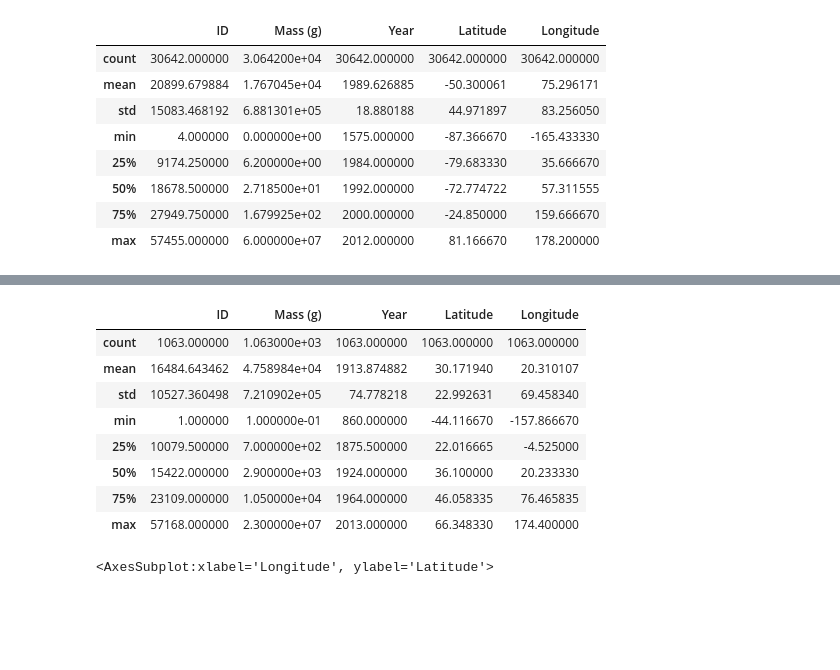
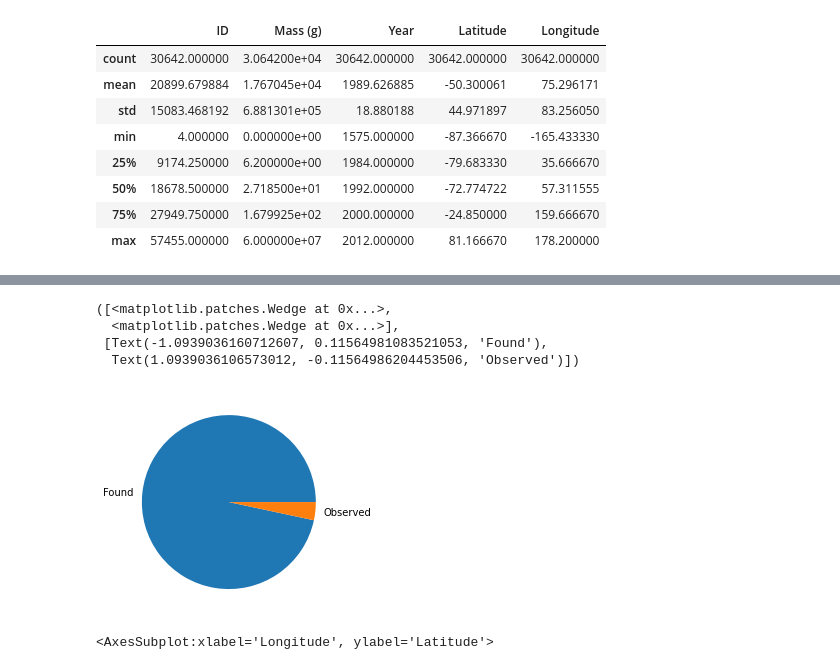
Before and after one commit to data301-2020-winter2/course-project-group_1008, a Jupyter notebook: analysis/Zach/milestone2.ipynb, the cells around one changed output, grey strips where cells are left out. Cells and saved outputs as stored; diff of their text form; code cells hidden in the pictures; blank space fills up the shorter version.

```diff
--- a/analysis/Zach/milestone2.ipynb
+++ b/analysis/Zach/milestone2.ipynb
@@ -102,15 +113,11 @@ dfFound.describe()
 # %%
-dfSeen.describe() #This shows just over 1000 out of 31,000 meteors were observed falling, next we will plot their locations on a scatter plot
+mp.pyplot.pie(x= [30642, 1063], labels=['Found', 'Observed'])#This shows just over 1000 out of 31,000 meteors were observed falling, next we will plot their locations on a Scatterplot
 # %% [output]
-|  | ID | Mass (g) | Year | Latitude | Longitude |
-| count | 1063.000000 | 1.063000e+03 | 1063.000000 | 1063.000000 | 1063.000000 |
-| mean | 16484.643462 | 4.758984e+04 | 1913.874882 | 30.171940 | 20.310107 |
-| std | 10527.360498 | 7.210902e+05 | 74.778218 | 22.992631 | 69.458340 |
-| min | 1.000000 | 1.000000e-01 | 860.000000 | -44.116670 | -157.866670 |
-| 25% | 10079.500000 | 7.000000e+02 | 1875.500000 | 22.016665 | -4.525000 |
-| 50% | 15422.000000 | 2.900000e+03 | 1924.000000 | 36.100000 | 20.233330 |
-| 75% | 23109.000000 | 1.050000e+04 | 1964.000000 | 46.058335 | 76.465835 |
-| max | 57168.000000 | 2.300000e+07 | 2013.000000 | 66.348330 | 174.400000 |
+([<matplotlib.patches.Wedge at 0x...>,
+  <matplotlib.patches.Wedge at 0x...>],
+ [Text(-1.0939036160712607, 0.11564981083521053, 'Found'),
+  Text(1.0939036106573012, -0.11564986204453506, 'Observed')])
+[figure, added]
 # %%
 sns.scatterplot(data=dfSeen, x='Longitude', y='Latitude') #distribution for meteors seen falling
 # %% [output]
```
Also changed, not shown: parts of 3 cells of this notebook, 3 other files.
